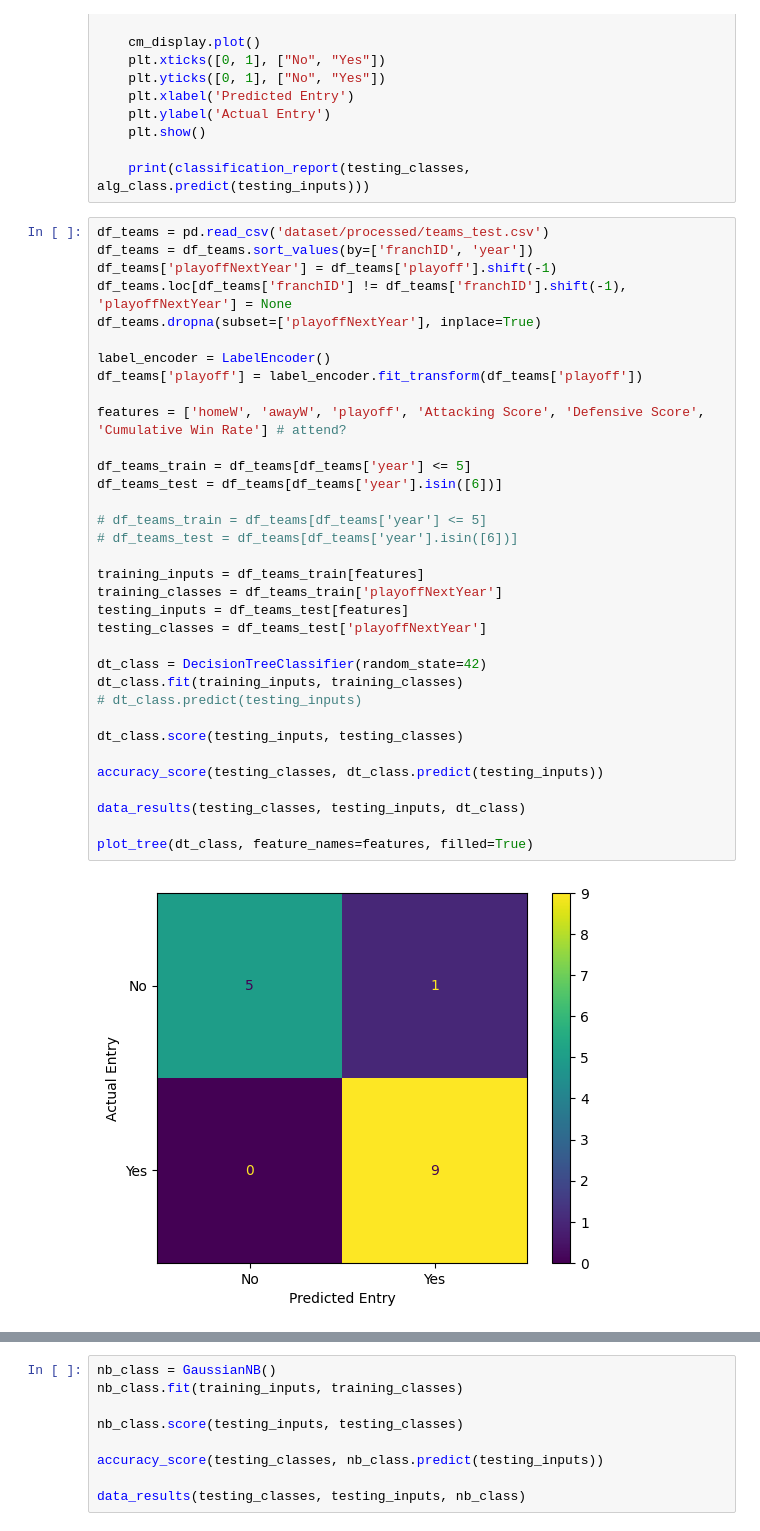
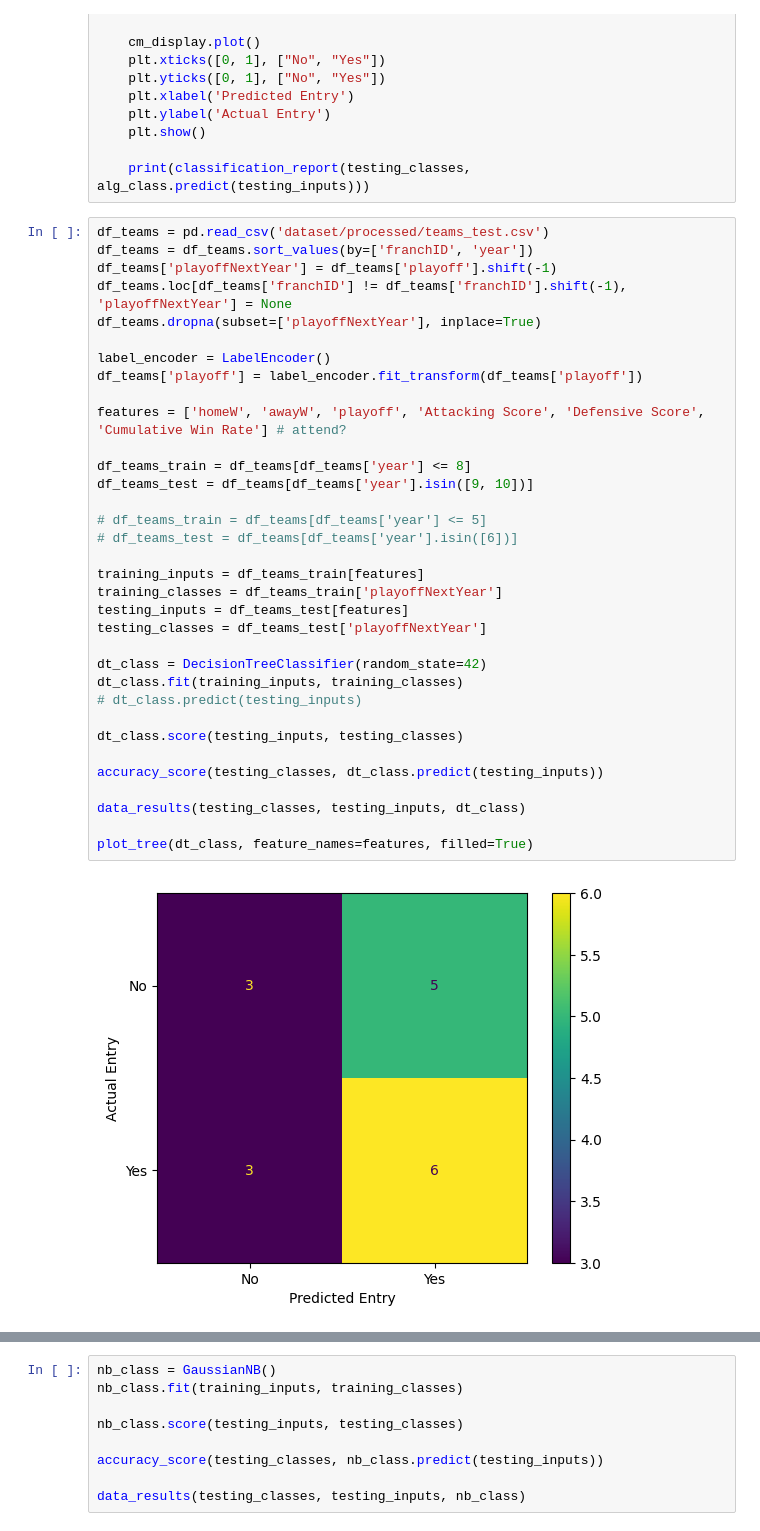
Before and after one commit to sirkotal/feup-ac, a Jupyter notebook: training.ipynb, the cells around one changed output, grey strips where cells are left out. Cells and saved outputs as stored; diff of their text form.

```diff
--- a/training.ipynb
+++ b/training.ipynb
@@ -32,35 +32,35 @@ df_teams = df_teams.sort_values(by=['franchID', 'year'])
 df_teams['playoffNextYear'] = df_teams['playoff'].shift(-1)
 df_teams.loc[df_teams['franchID'] != df_teams['franchID'].shift(-1), 'playoffNextYear'] = None
 df_teams.dropna(subset=['playoffNextYear'], inplace=True)
 
 label_encoder = LabelEncoder()
 df_teams['playoff'] = label_encoder.fit_transform(df_teams['playoff'])
 
 features = ['homeW', 'awayW', 'playoff', 'Attacking Score', 'Defensive Score', 'Cumulative Win Rate'] # attend?
 
-df_teams_train = df_teams[df_teams['year'] <= 5]
-df_teams_test = df_teams[df_teams['year'].isin([6])]
+df_teams_train = df_teams[df_teams['year'] <= 8]
+df_teams_test = df_teams[df_teams['year'].isin([9, 10])]
 
 # df_teams_train = df_teams[df_teams['year'] <= 5]
 # df_teams_test = df_teams[df_teams['year'].isin([6])]
 
 training_inputs = df_teams_train[features]
 training_classes = df_teams_train['playoffNextYear']
 testing_inputs = df_teams_test[features]
 testing_classes = df_teams_test['playoffNextYear']
 
 dt_class = DecisionTreeClassifier(random_state=42)
 dt_class.fit(training_inputs, training_classes)
 # dt_class.predict(testing_inputs)
 
 dt_class.score(testing_inputs, testing_classes)
 
 accuracy_score(testing_classes, dt_class.predict(testing_inputs))
 
 data_results(testing_classes, testing_inputs, dt_class)
 
 plot_tree(dt_class, feature_names=features, filled=True)
 # %% [output]
-[figure, old version]
+[figure, new version]
               precision    recall  f1-score   support
 
```
Also changed, not shown: parts of 2 cells of this notebook, 3 other files.
